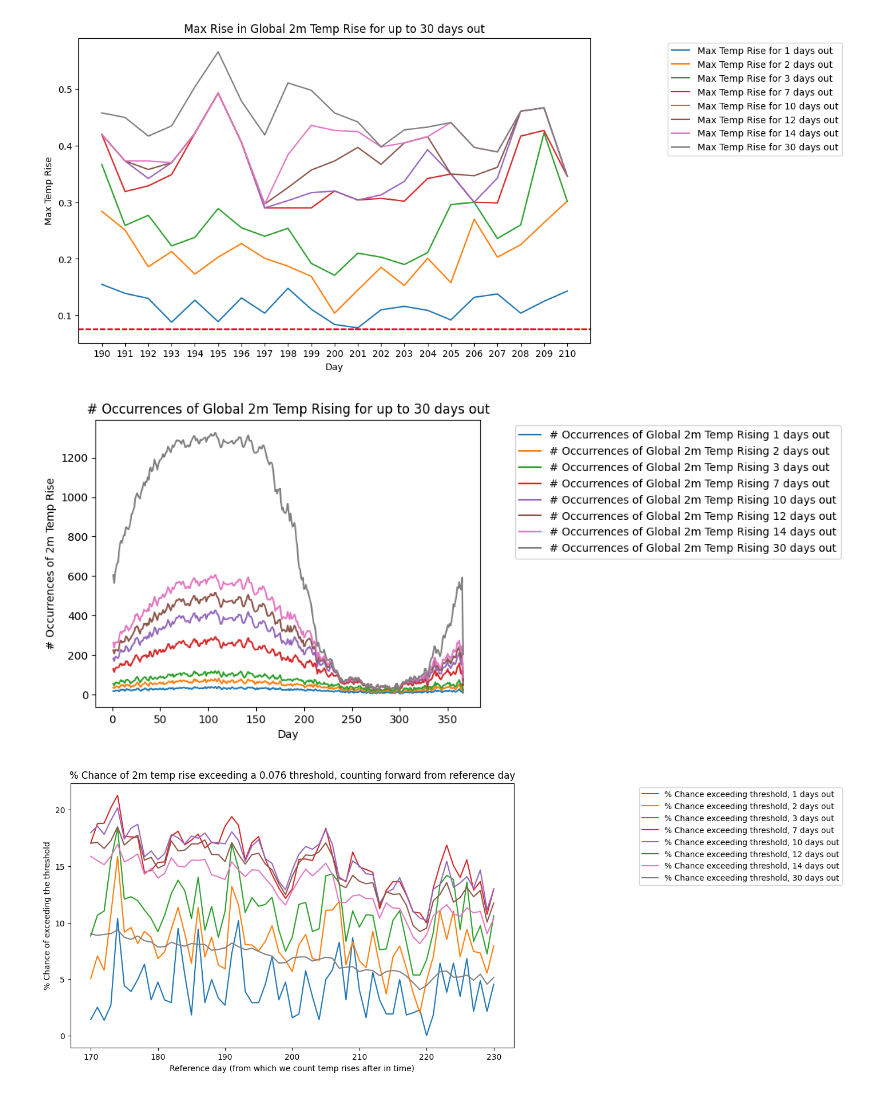
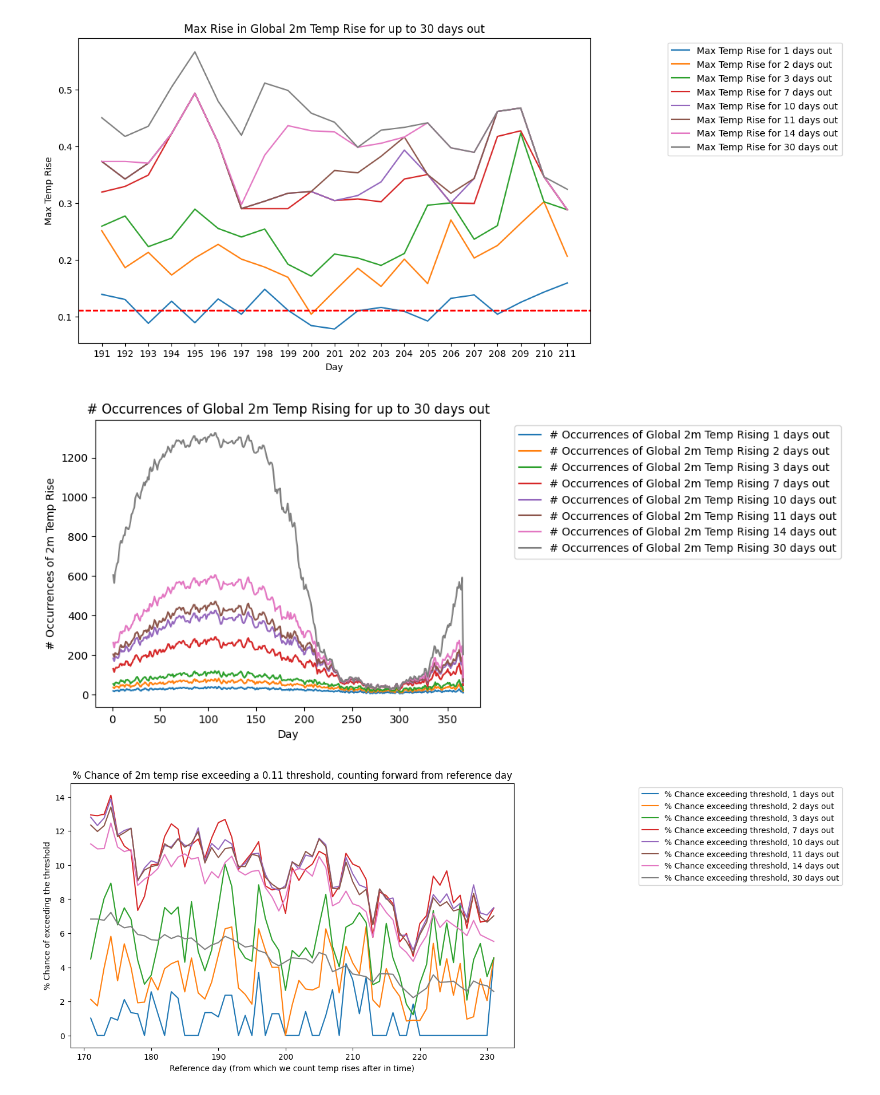
Before and after one commit to JRPdata/hot-july, a Jupyter notebook: copy_for_monthly-mean-land-ocean-temp-anomaly-extrapolate.ipynb, the cells around one changed output. Drawn from its saved outputs; the diff is of its cells as text; code cells hidden in the pictures.

```diff
--- a/copy_for_monthly-mean-land-ocean-temp-anomaly-extrapolate.ipynb
+++ b/copy_for_monthly-mean-land-ocean-temp-anomaly-extrapolate.ipynb
@@ -47,7 +47,7 @@ def calc_max_rise_plus_days(filepath, days_out, rise_threshold, min_year):
     calculate_for_monthly_mean_land_ocean_temp = True
     start_day = 182
     end_day = 212
-    last_day_current_data = 200
+    last_day_current_data = 201
     # Calculate average mean for ~July (~day 182-212), to compare to July 2019
     if calculate_for_monthly_mean_land_ocean_temp:
         mean_data = [entry for entry in data if entry['name'] == '1979-2000 mean'][0]['data']
@@ -326,11 +326,11 @@ extrapolate_year = 2023
 filepath = 'cfsr_world_t2_day.json'
 # %%
 # start of day of year to project out from (last day of observed data: July 19, 2023 = 200)
-start_day_1_index = 200
+start_day_1_index = 201
 # threshold in rise to count occurences for (the record temperature - the most recent observation temperature)
-rise_threshold = 17.233 - 17.157
+rise_threshold = 17.233 - 17.123
 # days out from last day of observed data to do counts for (14 + July 17 = July 31)
-days_out = [1, 2, 3, 7, 10, 12, 14, 30]
+days_out = [1, 2, 3, 7, 10, 11, 14, 30]
 #days_out = [1, 2, 3, 7, 22, 30]
 
 # the temp variability changes throughout the year
@@ -387,3 +387,3 @@ Chance of 2m temp rise exceeding a 0.076 threshold, 30 days out from July 19, 20
-[figure, old version]
+[figure, new version]
-[figure, old version]
+[figure, new version]
-[figure, old version]
+[figure, new version]
```
Also changed, not shown: parts of 1 cell of this notebook, 3 other files.
